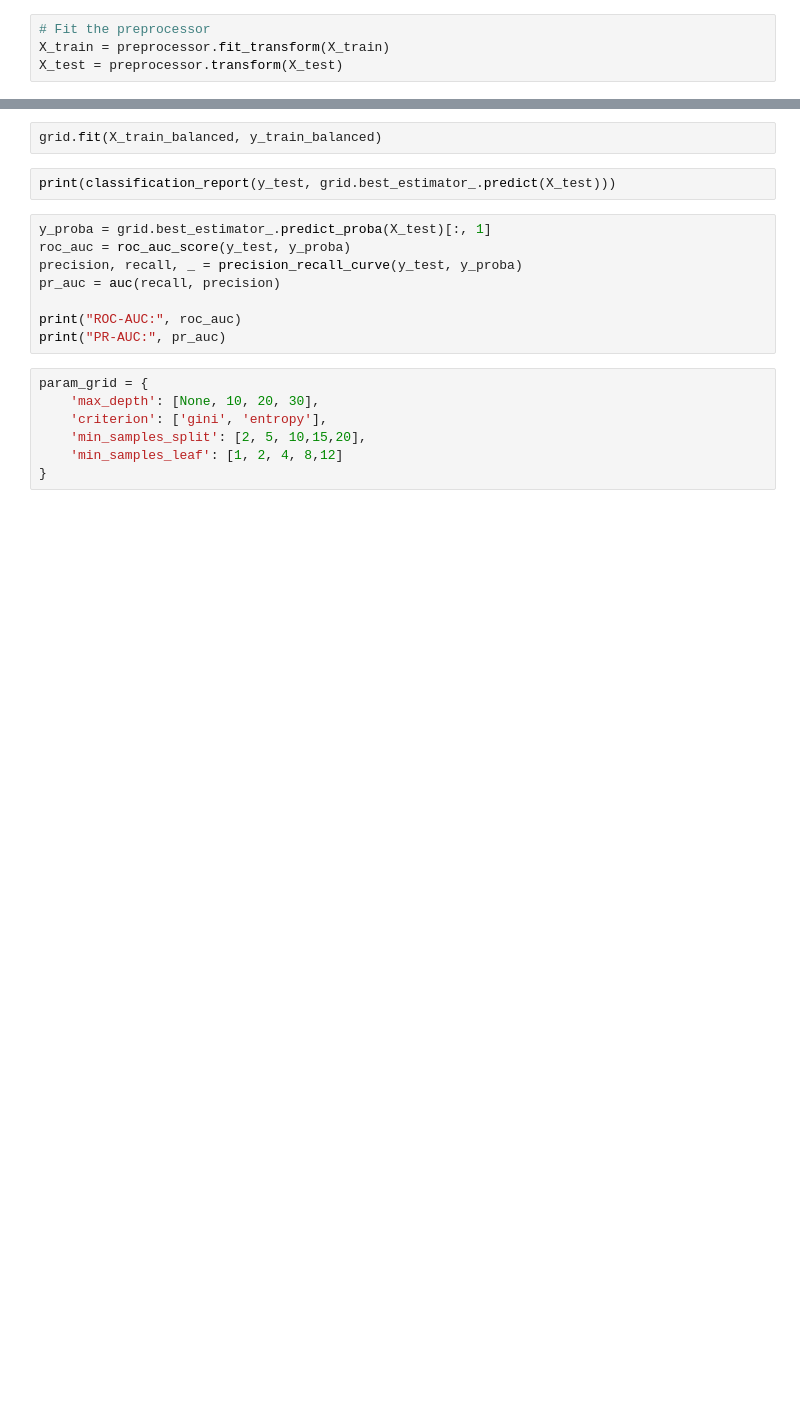
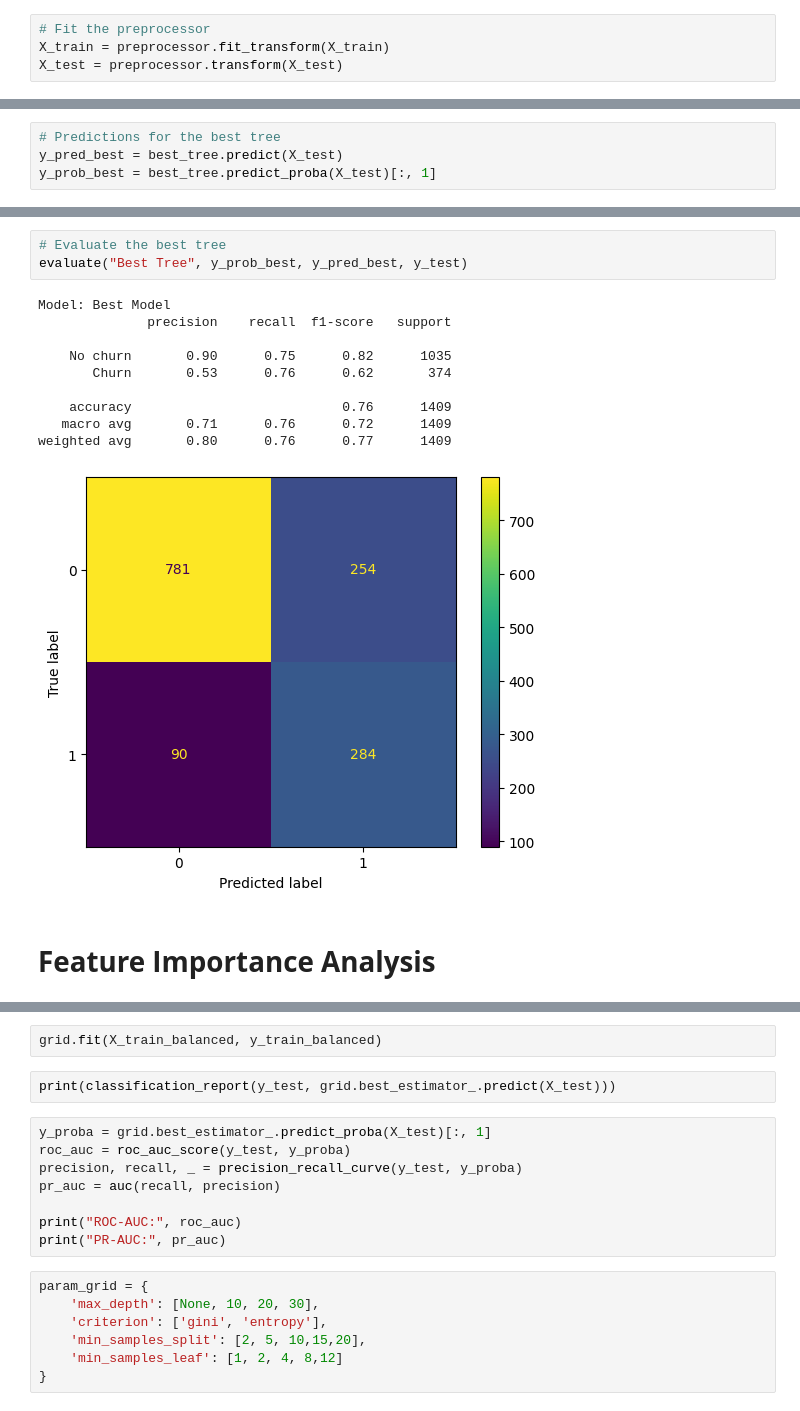
Before and after one commit to SeyedRumaiz/customer-telco-churn, a Jupyter notebook: notebooks/02b_Decision_Tree.ipynb, the cells around one changed output, grey strips where cells are left out. Drawn from its saved outputs; the diff is of its cells as text; blank space fills up the shorter version.

```diff
--- a/notebooks/02b_Decision_Tree.ipynb
+++ b/notebooks/02b_Decision_Tree.ipynb
@@ -251,0 +323,4 @@ Number of nodes in the last tree is 1 with ccp alpha = 0.1377229962026968
+# %%
+# Predictions for the best tree
+y_pred_best = best_tree.predict(X_test)
+y_prob_best = best_tree.predict_proba(X_test)[:, 1]
@@ -251,0 +565,16 @@ Number of nodes in the last tree is 1 with ccp alpha = 0.1377229962026968
+# %%
+# Evaluate the best tree
+evaluate("Best Tree", y_prob_best, y_pred_best, y_test)
+# %% [output]
+Model: Best Model
+              precision    recall  f1-score   support
+
+    No churn       0.90      0.75      0.82      1035
+       Churn       0.53      0.76      0.62       374
+
+    accuracy                           0.76      1409
+   macro avg       0.71      0.76      0.72      1409
+weighted avg       0.80      0.76      0.77      1409
+[figure, added]
+# %% [markdown]
+# **Feature Importance Analysis**
```
Also changed, not shown: parts of 101 cells of this notebook.
